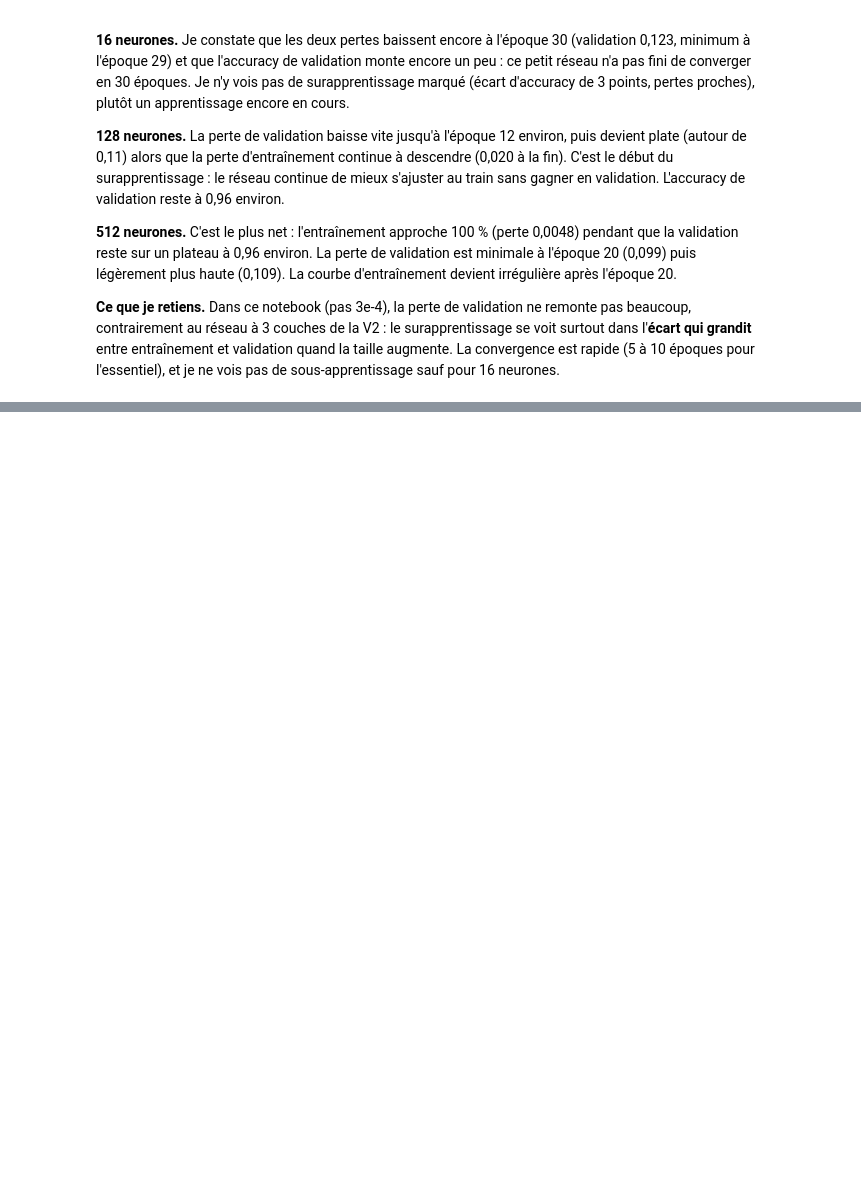
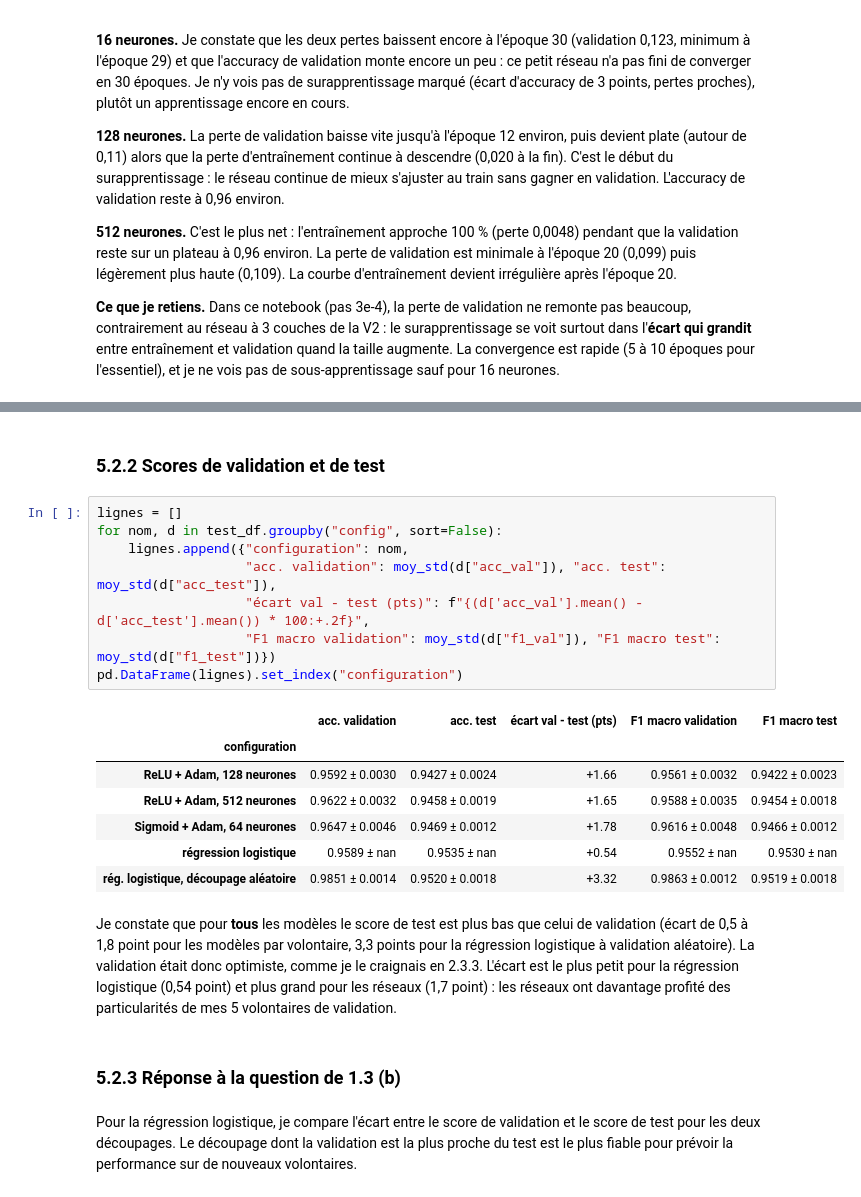
Before and after one commit to MarteOued/-tude-progressive-des-r-seaux-de-neurones-sur-le-jeu-de-donn-es-HAR, a Jupyter notebook: 1_une_couche_cachee.ipynb, the cells around one changed output, grey strips where cells are left out. Drawn from its saved outputs; the diff is of its cells as text; blank space fills up the shorter version.

```diff
--- a/1_une_couche_cachee.ipynb
+++ b/1_une_couche_cachee.ipynb
@@ -1325,0 +1381,24 @@ pd.DataFrame(lignes).set_index("neurones")
+# %% [markdown]
+### 5.2.2 Scores de validation et de test
+# %%
+lignes = []
+for nom, d in test_df.groupby("config", sort=False):
+    lignes.append({"configuration": nom,
+                   "acc. validation": moy_std(d["acc_val"]), "acc. test": moy_std(d["acc_test"]),
+                   "écart val - test (pts)": f"{(d['acc_val'].mean() - d['acc_test'].mean()) * 100:+.2f}",
+                   "F1 macro validation": moy_std(d["f1_val"]), "F1 macro test": moy_std(d["f1_test"])})
+pd.DataFrame(lignes).set_index("configuration")
+# %% [output]
+|  | acc. validation | acc. test | écart val - test (pts) | F1 macro validation | F1 macro test |
+| configuration |  |  |  |  |  |
+| ReLU + Adam, 128 neurones | 0.9592 ± 0.0030 | 0.9427 ± 0.0024 | +1.66 | 0.9561 ± 0.0032 | 0.9422 ± 0.0023 |
+| ReLU + Adam, 512 neurones | 0.9622 ± 0.0032 | 0.9458 ± 0.0019 | +1.65 | 0.9588 ± 0.0035 | 0.9454 ± 0.0018 |
+| Sigmoid + Adam, 64 neurones | 0.9647 ± 0.0046 | 0.9469 ± 0.0012 | +1.78 | 0.9616 ± 0.0048 | 0.9466 ± 0.0012 |
+| régression logistique | 0.9589 ± nan | 0.9535 ± nan | +0.54 | 0.9552 ± nan | 0.9530 ± nan |
+| rég. logistique, découpage aléatoire | 0.9851 ± 0.0014 | 0.9520 ± 0.0018 | +3.32 | 0.9863 ± 0.0012 | 0.9519 ± 0.0018 |
+# %% [markdown]
+Je constate que pour **tous** les modèles le score de test est plus bas que celui de validation (écart de 0,5 à 1,8 point pour les modèles par volontaire, 3,3 points pour la régression logistique à validation aléatoire). La validation était donc optimiste, comme je le craignais en 2.3.3. L'écart est le plus petit pour la régression logistique (0,54 point) et plus grand pour les réseaux (1,7 point) : les réseaux ont davantage profité des particularités de mes 5 volontaires de validation.
+# %% [markdown]
+### 5.2.3 Réponse à la question de 1.3 (b)
+# %% [markdown]
+Pour la régression logistique, je compare l'écart entre le score de validation et le score de test pour les deux découpages. Le découpage dont la validation est la plus proche du test est le plus fiable pour prévoir la performance sur de nouveaux volontaires.
```
Also changed, not shown: parts of 13 cells of this notebook, 1 other file.
